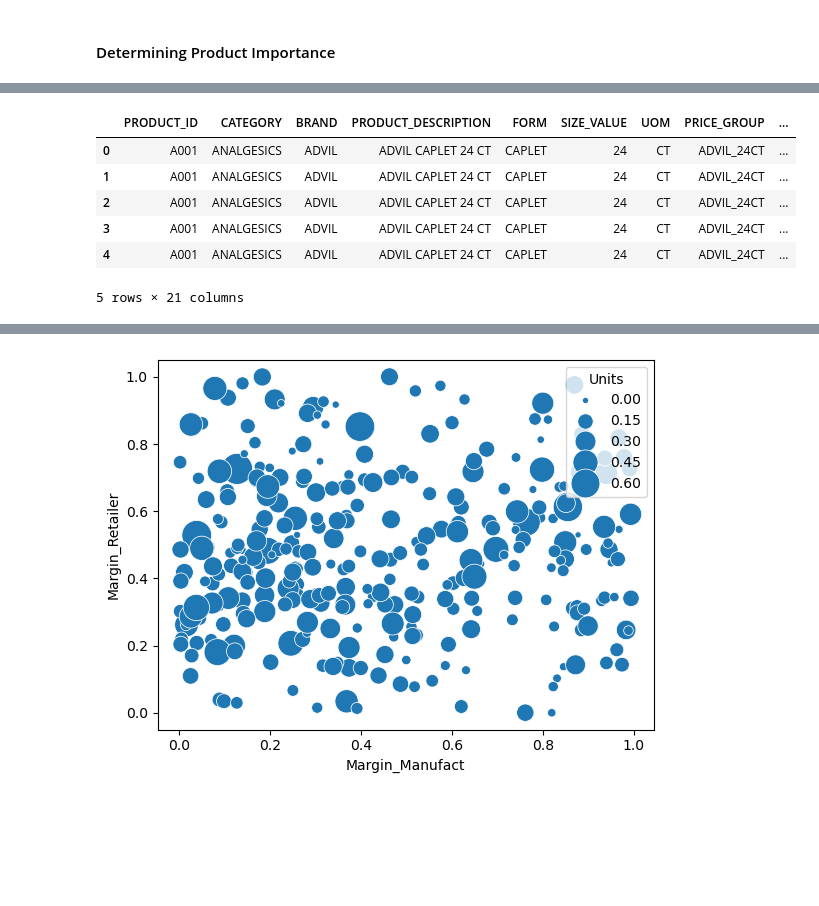
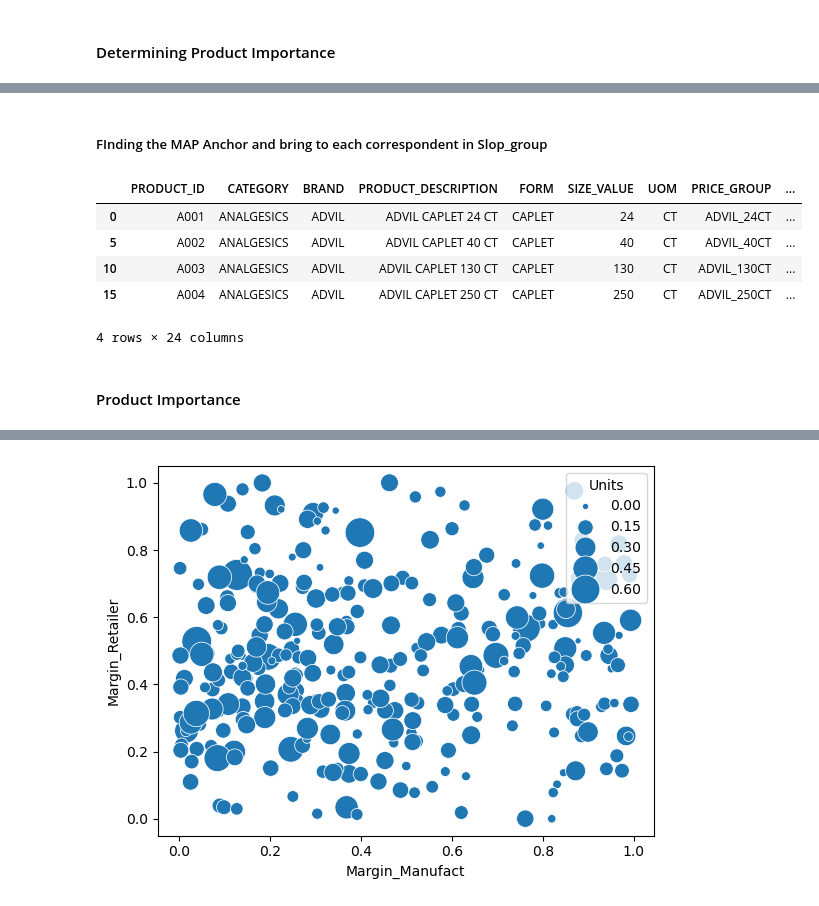
Before and after one commit to Felipe-de-Souza/case_study, a Jupyter notebook: PriceOptimization.ipynb, the cells around one changed output, grey strips where cells are left out. Cells and saved outputs as stored; diff of their text form; code cells hidden in the pictures; blank space fills up the shorter version.

```diff
--- a/PriceOptimization.ipynb
+++ b/PriceOptimization.ipynb
@@ -80,21 +82,35 @@ df_temp = df_Product_Retailer_Data.copy()
 # %%
-#### Refining the Slope Idea as a df
+# #### Refining the Slope Idea as a df
 df_temp = pd.merge(df_temp,df_Slope_Groups[['PRODUCT_ID', 'IS_ANCHOR','ANCHOR_PRODUCT_ID',
                                            'MIN_MAP_PER_UNIT_RATIO', 'MAX_MAP_PER_UNIT_RATIO']],
                    on = 'PRODUCT_ID', how = 'left')
 
-df_temp2 = df_temp[['PRODUCT_ID', 'RETAILER', 'L52W_MAP']]
-df_temp2.rename(columns={'L52W_MAP': 'AnchorPromoPrice'}, inplace=True)
-df_temp = pd.merge(df_temp,df_temp2, on = ['PRODUCT_ID', 'RETAILER'], how = 'left')
-df_temp.head()
+# df_temp2 = df_temp[['PRODUCT_ID', 'RETAILER', 'L52W_MAP']]
+# #df_temp2.rename(columns={'L52W_MAP': 'AnchorPromoPrice'}, inplace=True)
+# df_temp = pd.merge(df_temp,df_temp2, on = ['PRODUCT_ID', 'RETAILER'], how = 'left')
+# df_temp.head()
-# %% [output]
-|  | PRODUCT_ID | CATEGORY | BRAND | PRODUCT_DESCRIPTION | FORM | SIZE_VALUE | UOM | PRICE_GROUP | ... |
-| 0 | A001 | ANALGESICS | ADVIL | ADVIL CAPLET 24 CT | CAPLET | 24 | CT | ADVIL_24CT | ... |
-| 1 | A001 | ANALGESICS | ADVIL | ADVIL CAPLET 24 CT | CAPLET | 24 | CT | ADVIL_24CT | ... |
-| 2 | A001 | ANALGESICS | ADVIL | ADVIL CAPLET 24 CT | CAPLET | 24 | CT | ADVIL_24CT | ... |
-| 3 | A001 | ANALGESICS | ADVIL | ADVIL CAPLET 24 CT | CAPLET | 24 | CT | ADVIL_24CT | ... |
-| 4 | A001 | ANALGESICS | ADVIL | ADVIL CAPLET 24 CT | CAPLET | 24 | CT | ADVIL_24CT | ... |
-5 rows × 21 columns
+# %%
+df_temp['ActualMapPErUnit'] = df_temp['L52W_MAP']/df_temp['SIZE_VALUE']
+# %% [markdown]
+##### FInding the MAP Anchor and bring to each correspondent in Slop_group
+# %%
+###### FInding the MAP Anchor and bring to each correspondent in Slop_group
+Slope_group_leader = df_temp.query("IS_ANCHOR == 'YES'")[['RETAILER','SLOPE_GROUP','ActualMapPErUnit','L52W_MAP']]
+Slope_group_leader = Slope_group_leader.rename(columns={'ActualMapPErUnit': 'ActualMapPErUnit_ANCHOR', 'L52W_MAP': 'AnchorPromoPrice'})
+df_temp = pd.merge(df_temp,Slope_group_leader, on =['RETAILER','SLOPE_GROUP'], how = 'left' )
+# %%
+df_temp['ActualSlope'] = df_temp['ActualMapPErUnit']/df_temp['ActualMapPErUnit_ANCHOR']
+# %%
+df_temp.query("SLOPE_GROUP == 'ADVIL_CAPLET_SLOPE' and RETAILER == 'Walmart Corp-RMA'").head()
+# %% [output]
+|  | PRODUCT_ID | CATEGORY | BRAND | PRODUCT_DESCRIPTION | FORM | SIZE_VALUE | UOM | PRICE_GROUP | ... |
+| 0 | A001 | ANALGESICS | ADVIL | ADVIL CAPLET 24 CT | CAPLET | 24 | CT | ADVIL_24CT | ... |
+| 5 | A002 | ANALGESICS | ADVIL | ADVIL CAPLET 40 CT | CAPLET | 40 | CT | ADVIL_40CT | ... |
+| 10 | A003 | ANALGESICS | ADVIL | ADVIL CAPLET 130 CT | CAPLET | 130 | CT | ADVIL_130CT | ... |
+| 15 | A004 | ANALGESICS | ADVIL | ADVIL CAPLET 250 CT | CAPLET | 250 | CT | ADVIL_250CT | ... |
+4 rows × 24 columns
+# %% [markdown]
+#### Product Importance
 # %%
 df_temp['Units'] = df_temp['L52W_VOLUME']
 df_temp['Margin_Manufact'] = (df_temp['L52W_LIST_PRICE']/df_temp['COGS'])-1
```
Also changed, not shown: parts of 14 cells of this notebook, 5 other files.
